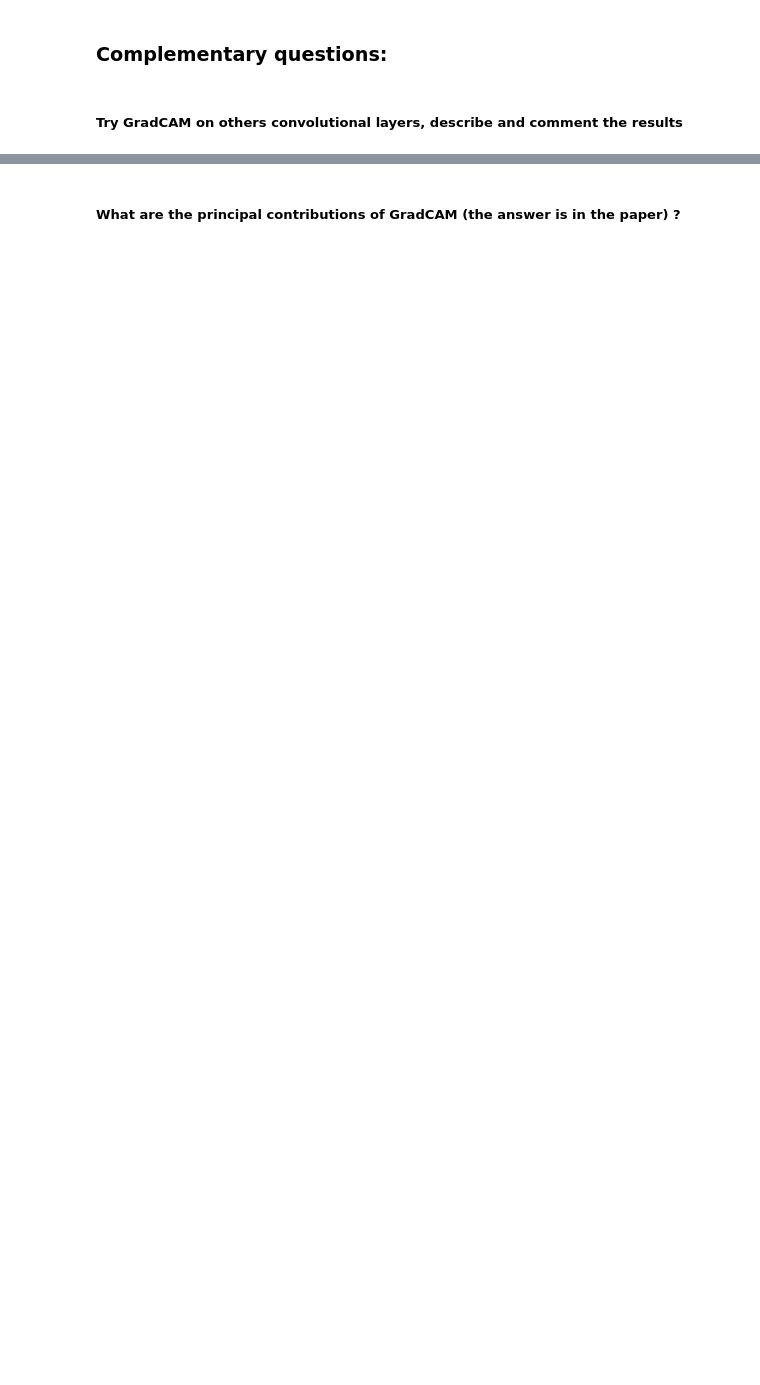
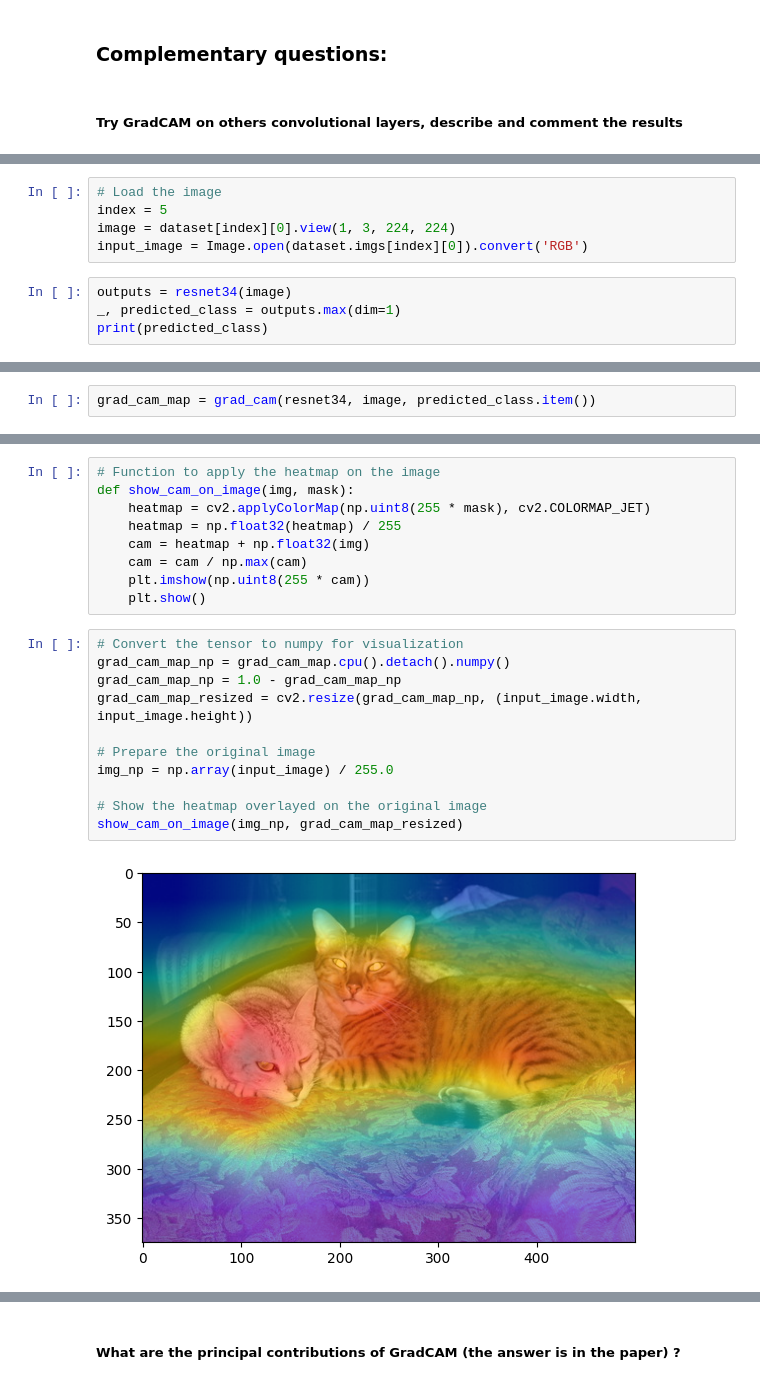
Before and after one commit to romain-mondelice/Visualization_with_grad-CAM, a Jupyter notebook: notebooks/TP2_GradCAM.ipynb, the cells around one changed output, grey strips where cells are left out. Saved outputs shown, nothing was run; the diff lists cells and outputs as text; blank space fills up the shorter version.

Commit message:
First implemenation - TODO Fix Grad map

```diff
--- a/notebooks/TP2_GradCAM.ipynb
+++ b/notebooks/TP2_GradCAM.ipynb
@@ -137,0 +183,9 @@ Class: ‘pug, pug-dog’ | Class: ‘tabby, tabby cat’
+# %%
+# Load the image
+index = 5
+image = dataset[index][0].view(1, 3, 224, 224)
+input_image = Image.open(dataset.imgs[index][0]).convert('RGB')
+# %%
+outputs = resnet34(image)
+_, predicted_class = outputs.max(dim=1)
+print(predicted_class)
@@ -137,0 +194,2 @@ Class: ‘pug, pug-dog’ | Class: ‘tabby, tabby cat’
+# %%
+grad_cam_map = grad_cam(resnet34, image, predicted_class.item())
@@ -137,0 +205,22 @@ Class: ‘pug, pug-dog’ | Class: ‘tabby, tabby cat’
+# %%
+# Function to apply the heatmap on the image
+def show_cam_on_image(img, mask):
+    heatmap = cv2.applyColorMap(np.uint8(255 * mask), cv2.COLORMAP_JET)
+    heatmap = np.float32(heatmap) / 255
+    cam = heatmap + np.float32(img)
+    cam = cam / np.max(cam)
+    plt.imshow(np.uint8(255 * cam))
+    plt.show()
+# %%
+# Convert the tensor to numpy for visualization
+grad_cam_map_np = grad_cam_map.cpu().detach().numpy()
+grad_cam_map_np = 1.0 - grad_cam_map_np
+grad_cam_map_resized = cv2.resize(grad_cam_map_np, (input_image.width, input_image.height))
+
+# Prepare the original image
+img_np = np.array(input_image) / 255.0
+
+# Show the heatmap overlayed on the original image
+show_cam_on_image(img_np, grad_cam_map_resized)
+# %% [output]
+[figure, added]
```
Also changed, not shown: parts of 7 cells of this notebook.
